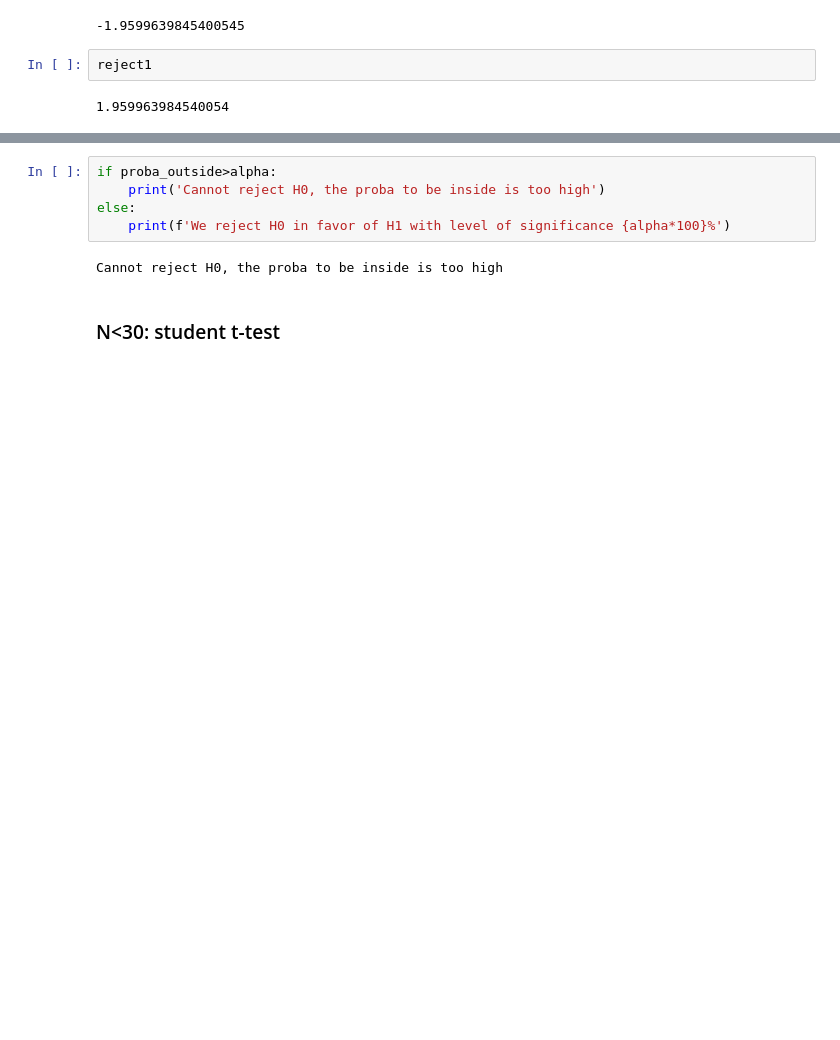
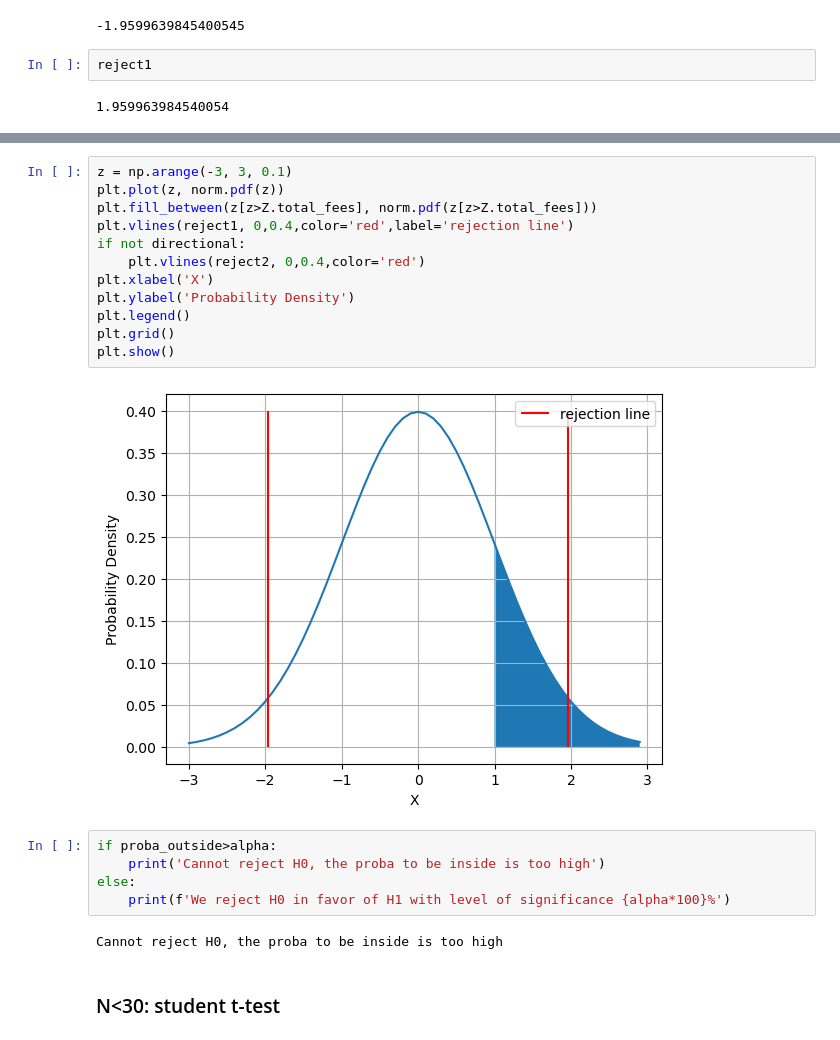
Before and after one commit to FrankyDBravo/ABtesting, a Jupyter notebook: abTestingFramework.ipynb, the cells around one changed output, grey strips where cells are left out. Drawn from its saved outputs; the diff is of its cells as text; blank space fills up the shorter version.

```diff
--- a/abTestingFramework.ipynb
+++ b/abTestingFramework.ipynb
@@ -238,3 +237,17 @@ fig.show()
+# %%
+z = np.arange(-3, 3, 0.1)
+plt.plot(z, norm.pdf(z))
+plt.fill_between(z[z>Z.total_fees], norm.pdf(z[z>Z.total_fees]))
+plt.vlines(reject1, 0,0.4,color='red',label='rejection line')
+if not directional:
+    plt.vlines(reject2, 0,0.4,color='red')
+plt.xlabel('X')
+plt.ylabel('Probability Density')
+plt.legend()
+plt.grid()
+plt.show()
+# %% [output]
+[figure, added]
 # %%
 if proba_outside>alpha:
     print('Cannot reject H0, the proba to be inside is too high')
```
Also changed, not shown: parts of 5 cells of this notebook.
